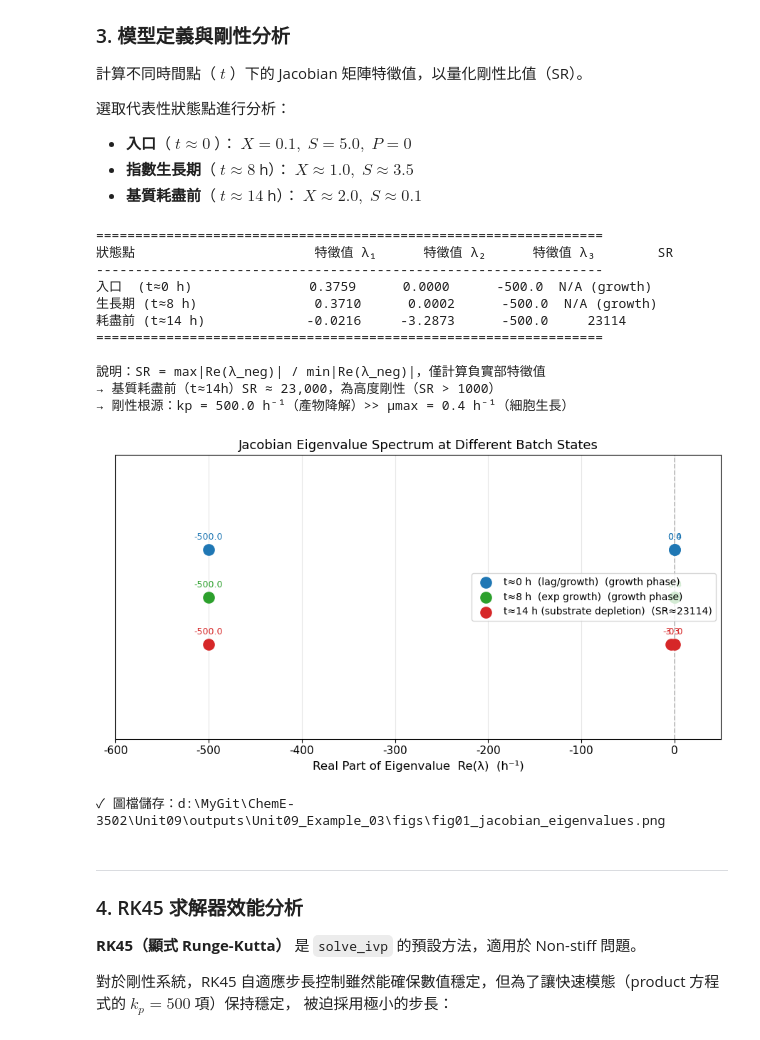
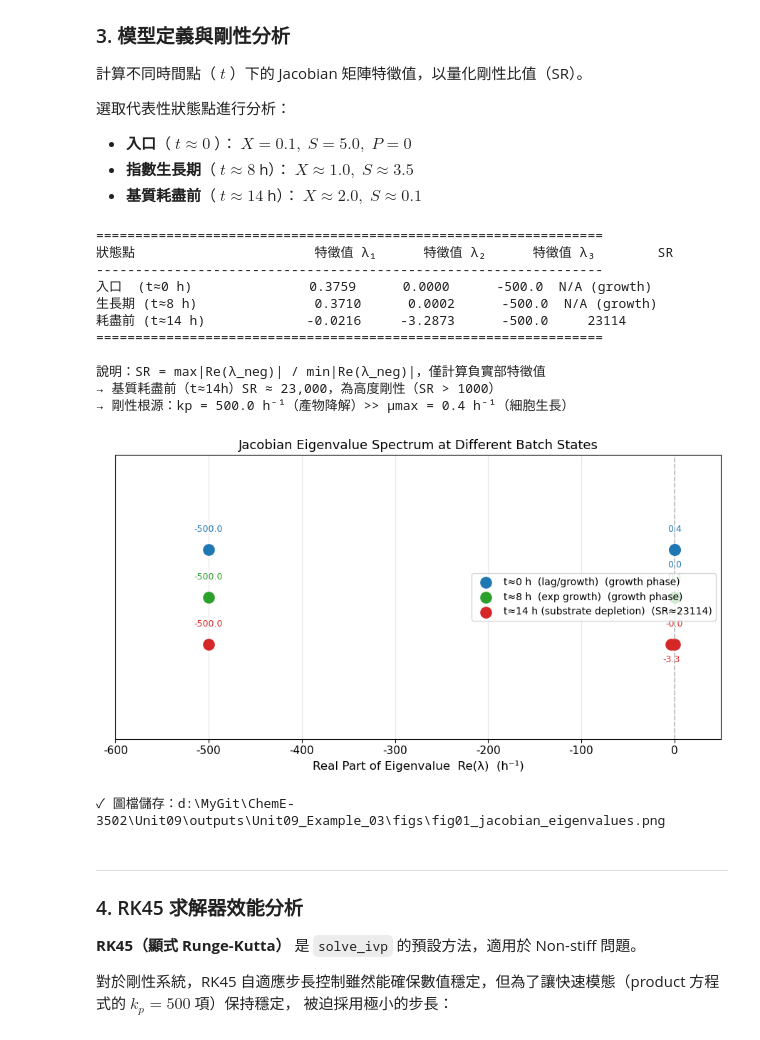
Before and after one commit to d9148408/ChemE-3502, a Jupyter notebook: Unit09/Unit09_Example_03.ipynb, the cells around one changed output. Drawn from its saved outputs; the diff is of its cells as text; code cells hidden in the pictures.

```diff
--- a/Unit09/Unit09_Example_03.ipynb
+++ b/Unit09/Unit09_Example_03.ipynb
@@ -306,6 +306,7 @@ print("\n✓ bioreactor_ode() 與 jacobian_bioreactor() 函式定義完成")
 - **指數生長期**（ $t \approx 8$ h）： $X \approx 1.0,\; S \approx 3.5$
 - **基質耗盡前**（ $t \approx 14$ h）： $X \approx 2.0,\; S \approx 0.1$
 # %%
+
 # ============================================================
 # Jacobian 特徵值分析與剛性比值 (SR)
 # ============================================================
@@ -358,36 +359,38 @@ for (label_zh, label_en, eigs, SR), col, yp in zip(eigenvalue_data, colors_pts,
     sr_label = f"SR≈{SR:.0f}" if SR is not None else "growth phase"
     ax.scatter(eigs, [yp]*3, s=120, color=col, zorder=5,
                label=f"{label_en}  ({sr_label})")
-    for e in eigs:
-        ax.annotate(f'{e:.1f}', xy=(e, yp), xytext=(0, 10),
+    # Use alternating y-offsets (up/down/up) to prevent label overlap near x=0
+    y_offsets = [18, -18, 18]
+    for k, e in enumerate(eigs):
+        ax.annotate(f'{e:.1f}', xy=(e, yp), xytext=(0, y_offsets[k]),
                     textcoords='offset points', ha='center', fontsize=9, color=col)
 
 ax.axvline(0, color='gray', lw=1.2, ls='--', alpha=0.5)
 ax.set_xlabel('Real Part of Eigenvalue  Re(λ)  (h⁻¹)')
 ax.set_ylabel('')
 ax.set_title('Jacobian Eigenvalue Spectrum at Different Batch States')
 ax.set_yticks([])
 ax.set_xlim(-600, 50)
 ax.legend(loc='center right', fontsize=10)
 ax.set_ylim(0.2, 0.8)
 
 plt.tight_layout()
 plt.savefig(FIG_DIR / 'fig01_jacobian_eigenvalues.png', bbox_inches='tight', dpi=150)
 plt.show()
 print(f"✓ 圖檔儲存：{FIG_DIR / 'fig01_jacobian_eigenvalues.png'}")
 # %% [output]
 =================================================================
 狀態點                       特徵值 λ₁      特徵值 λ₂      特徵值 λ₃        SR
 -----------------------------------------------------------------
 入口  (t≈0 h)               0.3759      0.0000      -500.0  N/A (growth)
 生長期 (t≈8 h)               0.3710      0.0002      -500.0  N/A (growth)
 耗盡前 (t≈14 h)             -0.0216     -3.2873      -500.0     23114
 =================================================================
 
 說明：SR = max|Re(λ_neg)| / min|Re(λ_neg)|，僅計算負實部特徵值
 → 基質耗盡前（t≈14h）SR ≈ 23,000，為高度剛性（SR > 1000）
 → 剛性根源：kp = 500.0 h⁻¹（產物降解）>> μmax = 0.4 h⁻¹（細胞生長）
-[figure, old version]
+[figure, new version]
 ✓ 圖檔儲存：d:\MyGit\ChemE-3502\Unit09\outputs\Unit09_Example_03\figs\fig01_jacobian_eigenvalues.png
 # %% [markdown]
 ---
```
Also changed, not shown: parts of 3 cells of this notebook, 30 other files.
